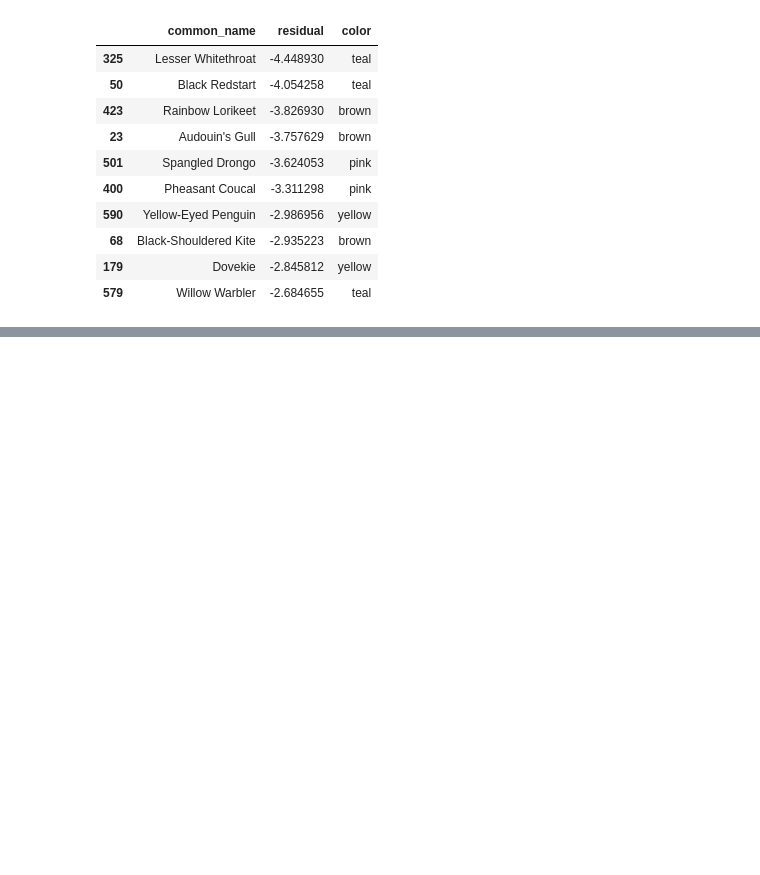
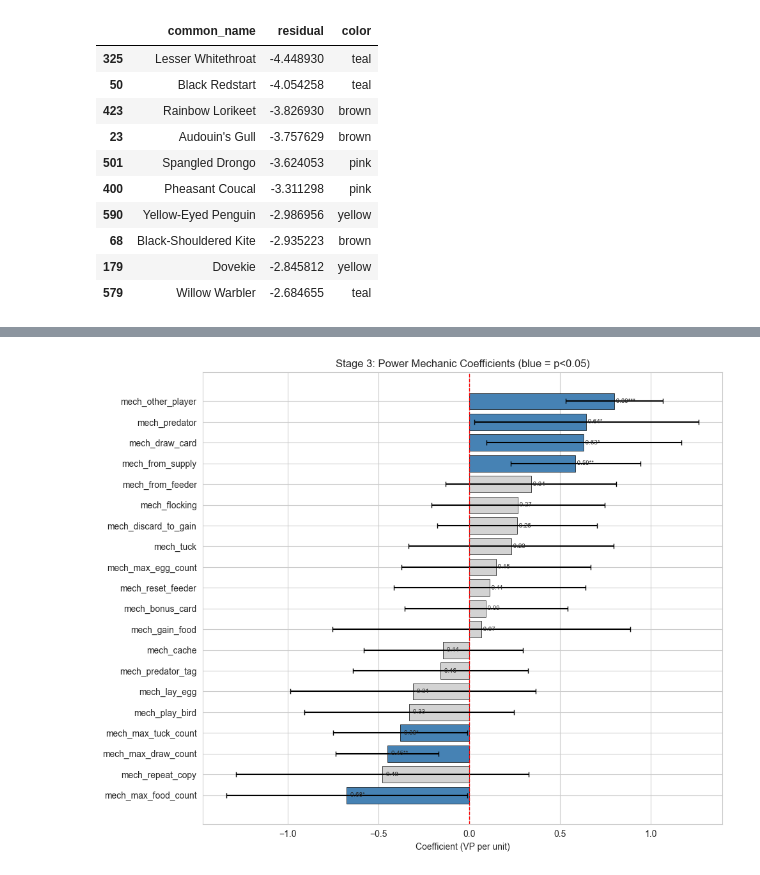
Before and after one commit to bronzebadger/wingspan_cards, a Jupyter notebook: notebooks/power_value_regression.ipynb, the cells around one changed output, grey strips where cells are left out. Cells and saved outputs as stored; diff of their text form; code cells hidden in the pictures; blank space fills up the shorter version.

```diff
--- a/notebooks/power_value_regression.ipynb
+++ b/notebooks/power_value_regression.ipynb
@@ -672,0 +772,9 @@ color_yellow            -3.9389   0.5617  -7.0126   0.0000   -5.0421   -2.8357
+# %%
+# Stage 3 feature set: Stage 2 features + all mechanic features
+stage3_features = stage2_features + POWER_MECHANIC_FEATURES_LIST
+
+X3 = sm.add_constant(feat_df[stage3_features])
+y = feat_df["victory_points"]
+
+model3 = sm.OLS(y, X3).fit()
+print(model3.summary())
@@ -672,0 +799,56 @@ color_yellow            -3.9389   0.5617  -7.0126   0.0000   -5.0421   -2.8357
+# %%
+# Stage 3 mechanic coefficient plot
+mech_coefs_df = pd.DataFrame({
+    "feature": POWER_MECHANIC_FEATURES_LIST,
+    "coefficient": [model3.params[f] for f in POWER_MECHANIC_FEATURES_LIST],
+    "std_err": [model3.bse[f] for f in POWER_MECHANIC_FEATURES_LIST],
+    "pvalue": [model3.pvalues[f] for f in POWER_MECHANIC_FEATURES_LIST],
+})
+mech_coefs_df["ci_lower"] = mech_coefs_df["coefficient"] - 1.96 * mech_coefs_df["std_err"]
+mech_coefs_df["ci_upper"] = mech_coefs_df["coefficient"] + 1.96 * mech_coefs_df["std_err"]
+mech_coefs_df["sig"] = mech_coefs_df["pvalue"].apply(
+    lambda p: "***" if p < 0.001 else "**" if p < 0.01 else "*" if p < 0.05 else ""
+)
+mech_coefs_df = mech_coefs_df.sort_values("coefficient")
+
+fig, ax = plt.subplots(figsize=(10, 8))
+bar_colors_list = [
+    "steelblue" if p < 0.05 else "lightgrey"
+    for p in mech_coefs_df["pvalue"]
+]
+ax.barh(
+    y=mech_coefs_df["feature"],
+    width=mech_coefs_df["coefficient"],
+    color=bar_colors_list,
+    edgecolor="black",
+    linewidth=0.5,
+)
+ax.errorbar(
+    x=mech_coefs_df["coefficient"],
+    y=mech_coefs_df["feature"],
+    xerr=1.96 * mech_coefs_df["std_err"],
+    fmt="none",
+    ecolor="black",
+    capsize=3,
+)
+ax.axvline(0, color="red", linestyle="--", linewidth=1)
+ax.set_xlabel("Coefficient (VP per unit)")
+ax.set_title("Stage 3: Power Mechanic Coefficients (blue = p<0.05)")
+
+for _, row in mech_coefs_df.iterrows():
+    ax.annotate(
+        f" {row['coefficient']:.2f}{row['sig']}",
+        xy=(row["coefficient"], row["feature"]),
+        va="center",
+        fontsize=7,
+    )
+
+plt.tight_layout()
+plt.savefig(
+    "../output/stage3_mechanic_coefficients.png",
+    dpi=150,
+    bbox_inches="tight",
+)
+plt.show()
+# %% [output]
+[figure, added]
```
Also changed, not shown: parts of 16 cells of this notebook, 1 other file.
